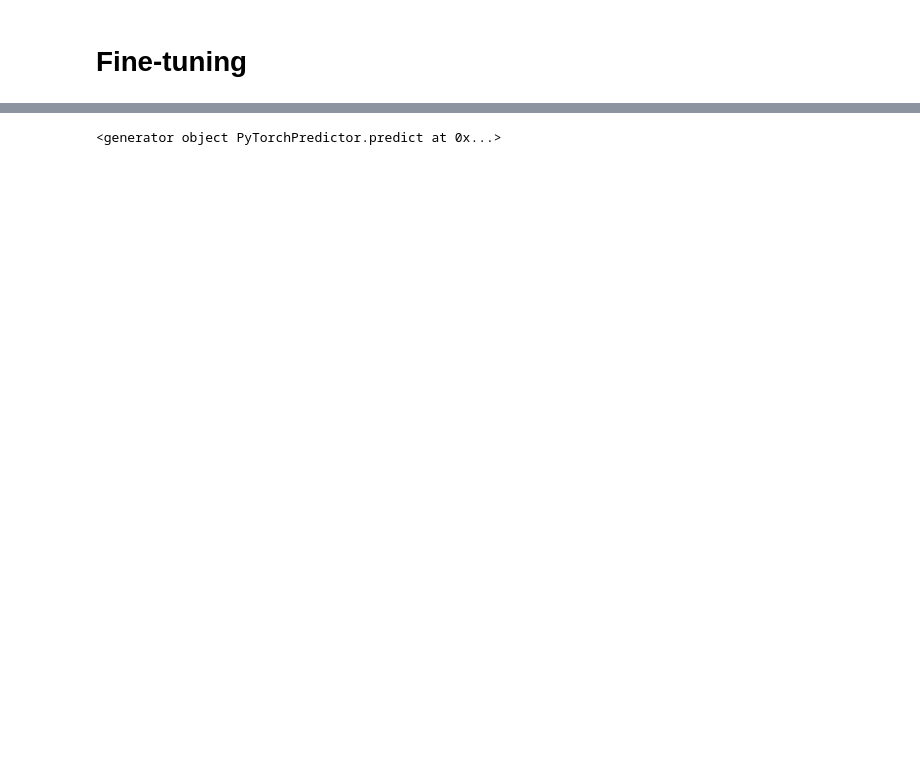
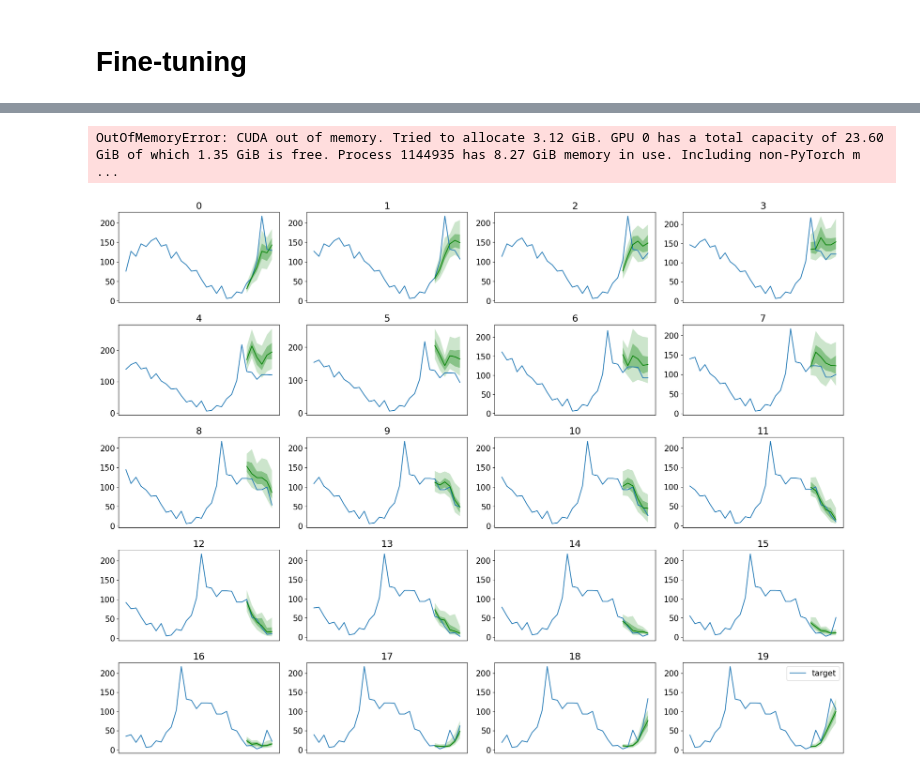
Before and after one commit to YueLi-0816/traffic_prediction, a Jupyter notebook: lag_llama.ipynb, the cells around one changed output, grey strips where cells are left out. Cells and saved outputs as stored; diff of their text form; code cells hidden in the pictures; blank space fills up the shorter version.

Commit message:
try different input length of zero-shot and fine-tuning

```diff
--- a/lag_llama.ipynb
+++ b/lag_llama.ipynb
@@ -308,9 +311,9 @@ agg_metrics
 # Fine-tuning
 # %%
 # Create the Pandas
-dataset_train = PandasDataset.from_long_dataframe(data_dict[32]['train'], target="target_flow", item_id="item_id")
-dataset_test = PandasDataset.from_long_dataframe(data_dict[32]['test'], target="target_flow", item_id="item_id")
-context_length = 32
+dataset_train = PandasDataset.from_long_dataframe(data_dict[256]['train'], target="target_flow", item_id="item_id")
+dataset_test = PandasDataset.from_long_dataframe(data_dict[256]['test'], target="target_flow", item_id="item_id")
+context_length = 256
 prediction_length = 6  # Define your prediction length. We use 24 here since the data is of hourly frequency
 num_samples = 100 # number of samples sampled from the probability distribution for each timestep
 device = torch.device("cuda")
@@ -323,8 +326,8 @@ estimator = LagLlamaEstimator(
         prediction_length=prediction_length,
         context_length=context_length,
 
-        # distr_output="neg_bin",
-        # scaling="mean",
+        distr_output="neg_bin",
+        scaling="mean",
         nonnegative_pred_samples=True,
         aug_prob=0,
         lr=5e-4,
@@ -336,14 +339,14 @@ estimator = LagLlamaEstimator(
         n_head=estimator_args["n_head"],
         time_feat=estimator_args["time_feat"],
 
-        # rope_scaling={
-        #     "type": "linear",
-        #     "factor": max(1.0, (context_length + prediction_length) / estimator_args["context_length"]),
-        # },
+        rope_scaling={
+            "type": "linear",
+            "factor": max(1.0, (context_length + prediction_length) / estimator_args["context_length"]),
+        },
 
         batch_size=64,
         num_parallel_samples=num_samples,
-        trainer_kwargs = {"max_epochs": 50,}, # <- lightning trainer arguments
+        trainer_kwargs = {"max_epochs": 100,}, # <- lightning trainer arguments
     )
 # %%
 predictor = estimator.train(dataset_train, cache_data=True, shuffle_buffer_length=1000)
@@ -385,7 +387,29 @@ forecast_it, ts_it = make_evaluation_predictions(
         predictor=predictor,
         num_samples=num_samples
     )
-# %%
-forecast_it
-# %% [output]
-<generator object PyTorchPredictor.predict at 0x...>
+# %%
+forecasts = list(tqdm(forecast_it, total=len(dataset_test), desc="Forecasting batches"))
+# %% [output]
+OutOfMemoryError: CUDA out of memory. Tried to allocate 3.12 GiB. GPU 0 has a total capacity of 23.60 GiB of which 1.35 GiB is free. Process 1144935 has 8.27 GiB memory in use. Including non-PyTorch m ...
+# %%
+tss = list(tqdm(ts_it, total=len(dataset_test), desc="Ground truth"))
+# %%
+plt.figure(figsize=(20, 15))
+date_formater = mdates.DateFormatter('%b, %d')
+plt.rcParams.update({'font.size': 15})
+
+# Iterate through the first 9 series, and plot the predicted samples
+for idx, (forecast, ts) in islice(enumerate(zip(forecasts, tss)), 20):
+    ax = plt.subplot(5, 4, idx+1)
+
+    plt.plot(ts[-5 * prediction_length:].to_timestamp(), label="target", )
+    forecast.plot( color='g')
+    plt.xticks(rotation=60)
+    ax.xaxis.set_major_formatter(date_formater)
+    ax.set_title(forecast.item_id)
+
+plt.gcf().tight_layout()
+plt.legend()
+plt.show()
+# %% [output]
+[figure, added]
```
Also changed, not shown: parts of 14 cells of this notebook.
